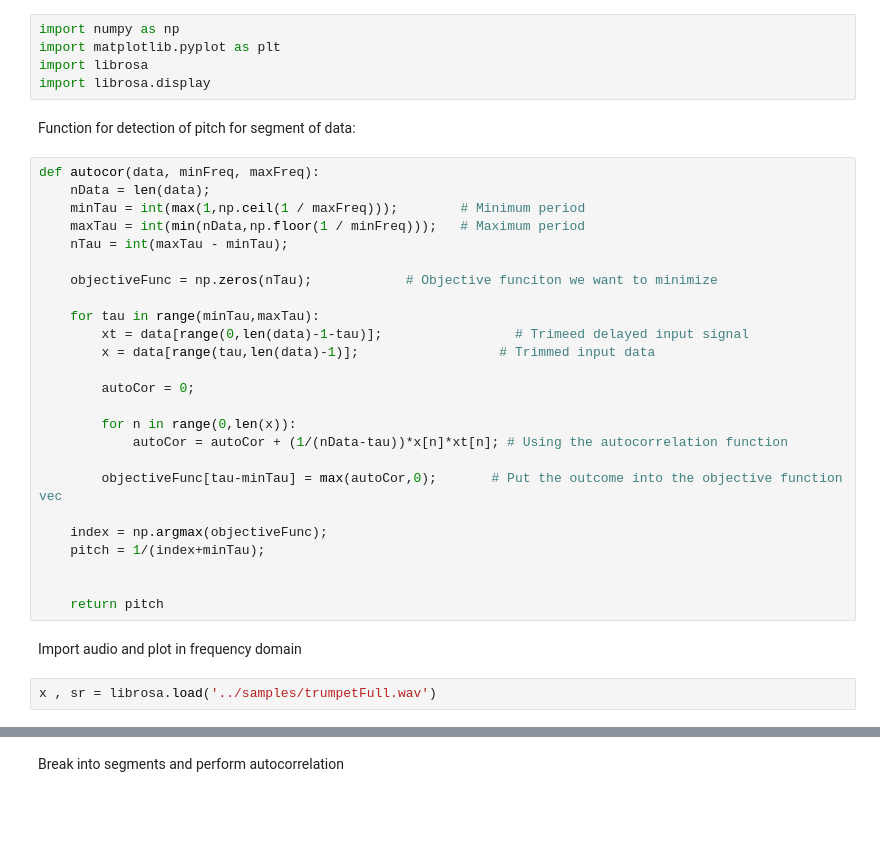
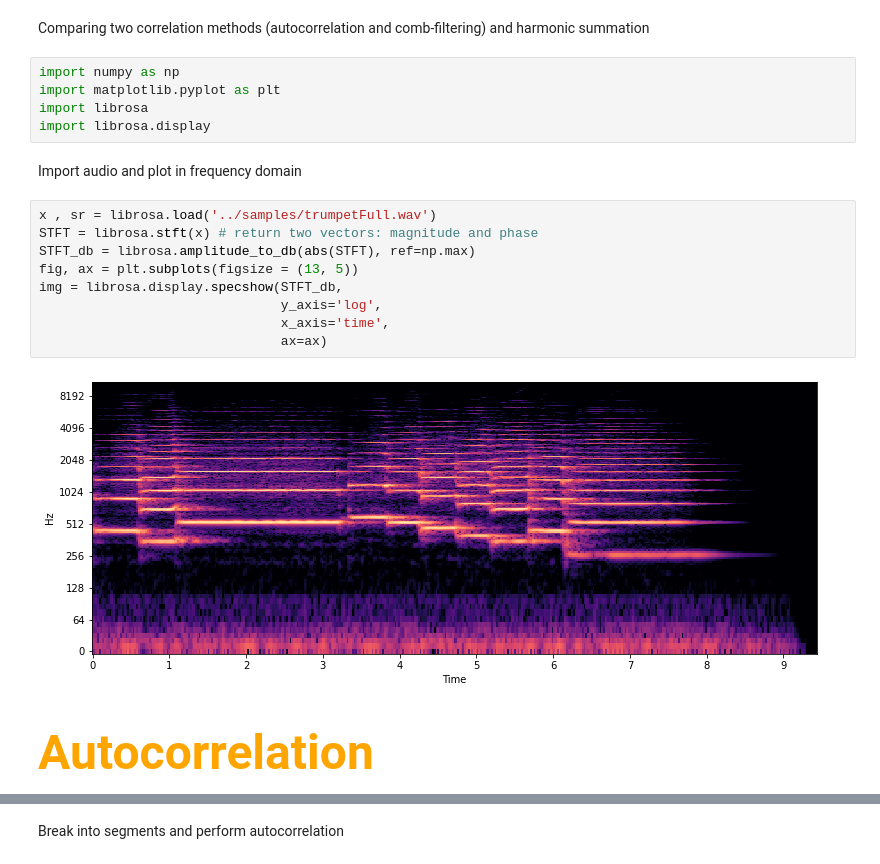
Before and after one commit to HNuijens/PythonAudioProcessing, a Jupyter notebook: Analysis/Pitch Detection Algorithms.ipynb, the cells around one changed output, grey strips where cells are left out. Drawn from its saved outputs; the diff is of its cells as text; blank space fills up the shorter version.

Commit message:
added markdown of comb-filtering pe

```diff
--- a/Analysis/Autocorrelation Pitch Detection.ipynb
+++ b/Analysis/Pitch Detection Algorithms.ipynb
@@ -9,36 +3,22 @@ Then the pitch can be obtained by going trough a set of periods and minimizing t
+# %% [markdown]
+Comparing two correlation methods (autocorrelation and comb-filtering) and harmonic summation
 # %%
 import numpy as np
 import matplotlib.pyplot as plt
 import librosa
 import librosa.display
-# %% [markdown]
-Function for detection of pitch for segment of data:
-# %%
-def autocor(data, minFreq, maxFreq):
-    nData = len(data);
-    minTau = int(max(1,np.ceil(1 / maxFreq)));        # Minimum period
-    maxTau = int(min(nData,np.floor(1 / minFreq)));   # Maximum period
-    nTau = int(maxTau - minTau);
-
-    objectiveFunc = np.zeros(nTau);            # Objective funciton we want to minimize
-
-    for tau in range(minTau,maxTau):
-        xt = data[range(0,len(data)-1-tau)];                 # Trimeed delayed input signal
-        x = data[range(tau,len(data)-1)];                  # Trimmed input data
-
-        autoCor = 0;
-
-        for n in range(0,len(x)):
-            autoCor = autoCor + (1/(nData-tau))*x[n]*xt[n]; # Using the autocorrelation function
-
-        objectiveFunc[tau-minTau] = max(autoCor,0);       # Put the outcome into the objective function vec
-
-    index = np.argmax(objectiveFunc);
-    pitch = 1/(index+minTau);
-
-
-    return pitch
 # %% [markdown]
 Import audio and plot in frequency domain
 # %%
 x , sr = librosa.load('../samples/trumpetFull.wav')
+STFT = librosa.stft(x) # return two vectors: magnitude and phase
+STFT_db = librosa.amplitude_to_db(abs(STFT), ref=np.max)
+fig, ax = plt.subplots(figsize = (13, 5))
+img = librosa.display.specshow(STFT_db,
+                               y_axis='log',
+                               x_axis='time',
+                               ax=ax)
+# %% [output]
+[figure, added]
+# %% [markdown]
+<h1 style = "font-size:3rem;color:orange">Autocorrelation</h1>
```
Also changed, not shown: parts of 10 cells of this notebook.
